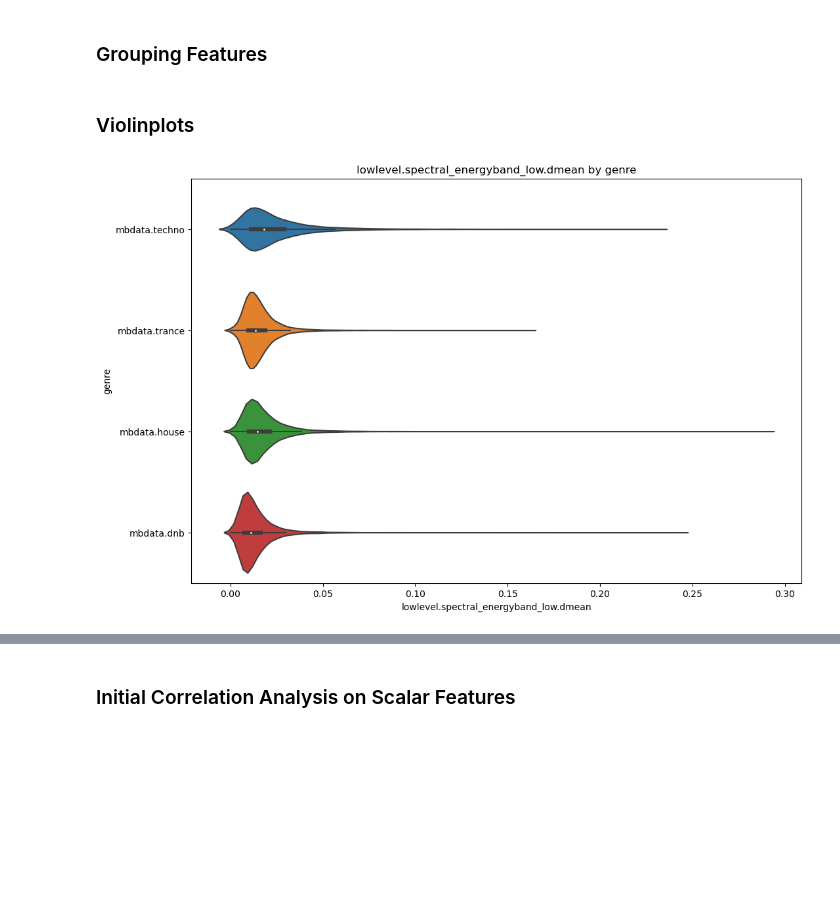
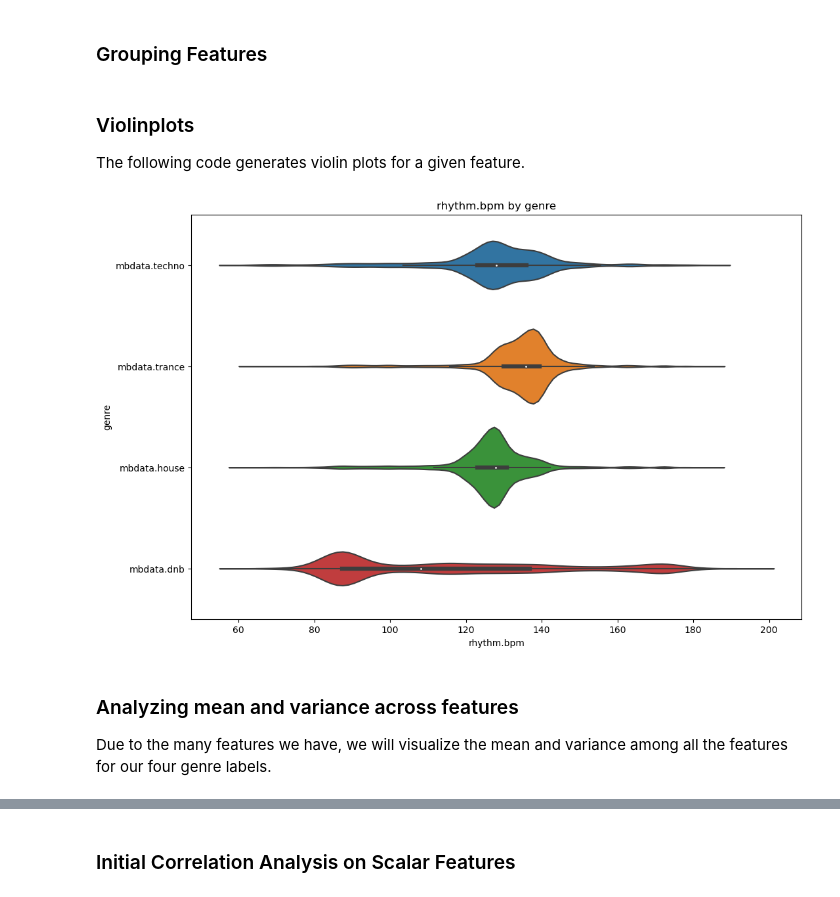
Before and after one commit to anthonykling/music_subgenre_classification, a Jupyter notebook: Cleaning_and_EDA/data_analysis.ipynb, the cells around one changed output, grey strips where cells are left out. Cells and saved outputs as stored; diff of their text form; code cells hidden in the pictures; blank space fills up the shorter version.

Commit message:
cleaned up and organized data analysis notebook

```diff
--- a/Cleaning_and_EDA/data_analysis.ipynb
+++ b/Cleaning_and_EDA/data_analysis.ipynb
@@ -10,3 +9,8 @@ df = electronic_df.copy()
+# %%
+# Loading up our dataset.  We'll make a copy so we don't accidentally modify
+# the original DataFrame.
+electronic_df = pd.read_pickle('../cleaned_electronic_df_new.pkl')
+df = electronic_df.copy()
 # %%
 # only considering numeric features
 numeric_df = df.select_dtypes(include=['number'])
@@ -84,18 +90,23 @@ features_scalar_grouped = []
 for cat in features_scalar_cats:
     group = [feat for feat in features_scalar if feat.startswith(cat)]
     features_scalar_grouped.append(group)
-# %% [markdown]
-### Violinplots
+# %% [markdown]
+### Violinplots
+The following code generates violin plots for a given feature.
 # %%
-feature = 'lowlevel.spectral_energyband_low.dmean'
+feature = 'rhythm.bpm'
 
 df_test = df[[feature, 'mbdata.techno', 'mbdata.trance', 'mbdata.house', 'mbdata.dnb']]
 df_long = df_test.melt(id_vars=[feature], var_name='genre', value_name='Presence')
 df_long = df_long[df_long['Presence'] == 1]  # Filter to keep only rows where the label is present
 
 plt.figure(figsize=(12, 8))
 sns.violinplot(x=feature, y='genre', data=df_long)
 plt.title(f'{feature} by genre')
 plt.show()
 # %% [output]
-[figure, old version]
+[figure, new version]
+# %% [markdown]
+### Analyzing mean and variance across features
+
+Due to the many features we have, we will visualize the mean and variance among all the features for our four genre labels.
```
Also changed, not shown: parts of 32 cells of this notebook.
